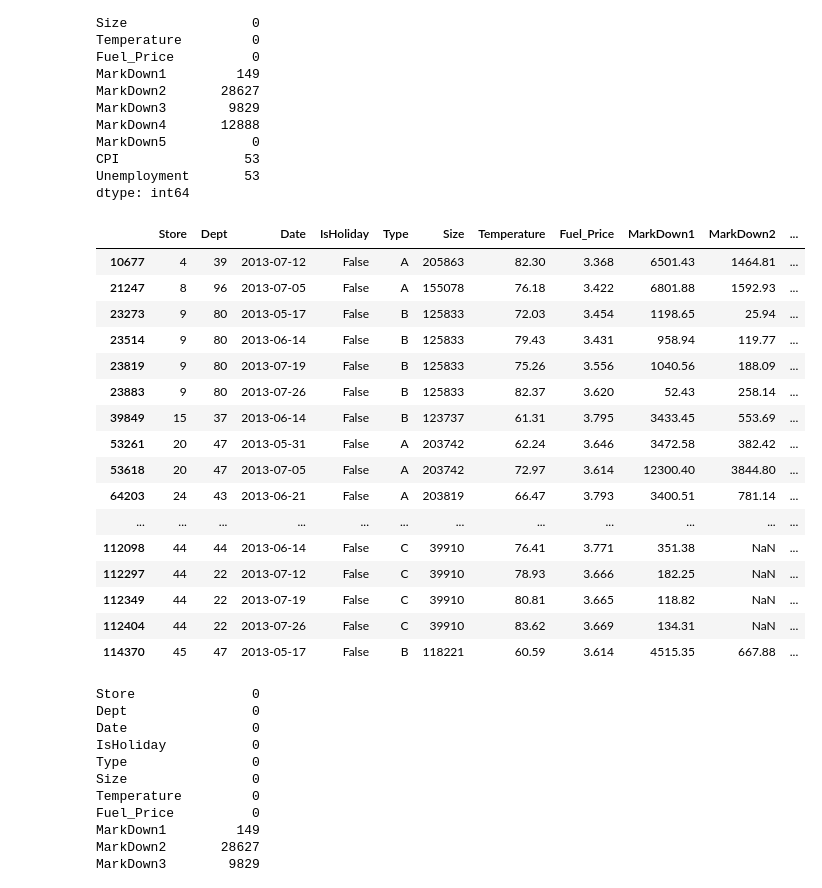
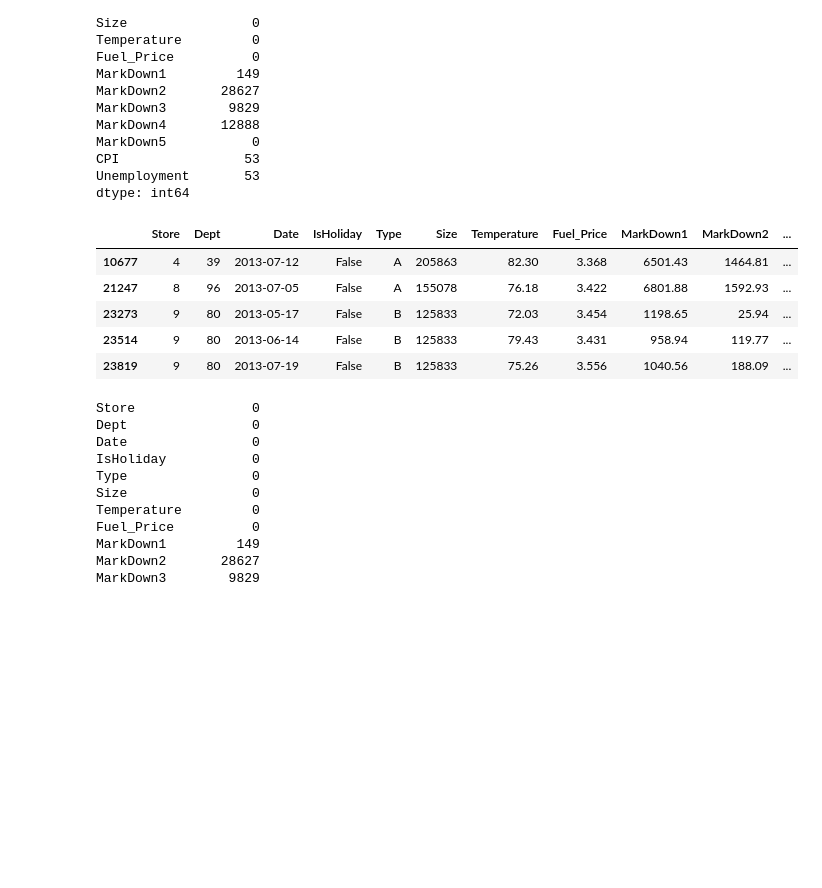
Before and after one commit to alyslma/walmart-sales-forecasting, a Jupyter notebook: WalmartSalesPrediction.ipynb, the cells around one changed output. Cells and saved outputs as stored; diff of their text form; code cells hidden in the pictures; blank space fills up the shorter version.

```diff
--- a/WalmartSalesPrediction.ipynb
+++ b/WalmartSalesPrediction.ipynb
@@ -281,25 +281,14 @@ CPI                53
 Unemployment       53
 dtype: int64
 # %%
-test.loc[test['Unemployment'].isnull()]
+test.loc[test['Unemployment'].isnull()].head()
 # %% [output]
 |  | Store | Dept | Date | IsHoliday | Type | Size | Temperature | Fuel_Price | MarkDown1 | MarkDown2 | ... |
 | 10677 | 4 | 39 | 2013-07-12 | False | A | 205863 | 82.30 | 3.368 | 6501.43 | 1464.81 | ... |
 | 21247 | 8 | 96 | 2013-07-05 | False | A | 155078 | 76.18 | 3.422 | 6801.88 | 1592.93 | ... |
 | 23273 | 9 | 80 | 2013-05-17 | False | B | 125833 | 72.03 | 3.454 | 1198.65 | 25.94 | ... |
 | 23514 | 9 | 80 | 2013-06-14 | False | B | 125833 | 79.43 | 3.431 | 958.94 | 119.77 | ... |
 | 23819 | 9 | 80 | 2013-07-19 | False | B | 125833 | 75.26 | 3.556 | 1040.56 | 188.09 | ... |
-| 23883 | 9 | 80 | 2013-07-26 | False | B | 125833 | 82.37 | 3.620 | 52.43 | 258.14 | ... |
-| 39849 | 15 | 37 | 2013-06-14 | False | B | 123737 | 61.31 | 3.795 | 3433.45 | 553.69 | ... |
-| 53261 | 20 | 47 | 2013-05-31 | False | A | 203742 | 62.24 | 3.646 | 3472.58 | 382.42 | ... |
-| 53618 | 20 | 47 | 2013-07-05 | False | A | 203742 | 72.97 | 3.614 | 12300.40 | 3844.80 | ... |
-| 64203 | 24 | 43 | 2013-06-21 | False | A | 203819 | 66.47 | 3.793 | 3400.51 | 781.14 | ... |
-| ... | ... | ... | ... | ... | ... | ... | ... | ... | ... | ... | ... |
-| 112098 | 44 | 44 | 2013-06-14 | False | C | 39910 | 76.41 | 3.771 | 351.38 | NaN | ... |
-| 112297 | 44 | 22 | 2013-07-12 | False | C | 39910 | 78.93 | 3.666 | 182.25 | NaN | ... |
-| 112349 | 44 | 22 | 2013-07-19 | False | C | 39910 | 80.81 | 3.665 | 118.82 | NaN | ... |
-| 112404 | 44 | 22 | 2013-07-26 | False | C | 39910 | 83.62 | 3.669 | 134.31 | NaN | ... |
-| 114370 | 45 | 47 | 2013-05-17 | False | B | 118221 | 60.59 | 3.614 | 4515.35 | 667.88 | ... |
 # %%
 # Replace with store's average CPI and Unemployment for remaining departments
 test['CPI']=test.groupby(['Store'])['CPI'].transform(lambda x: x.fillna(x.mean()))
```
Also changed, not shown: parts of 6 cells of this notebook.
